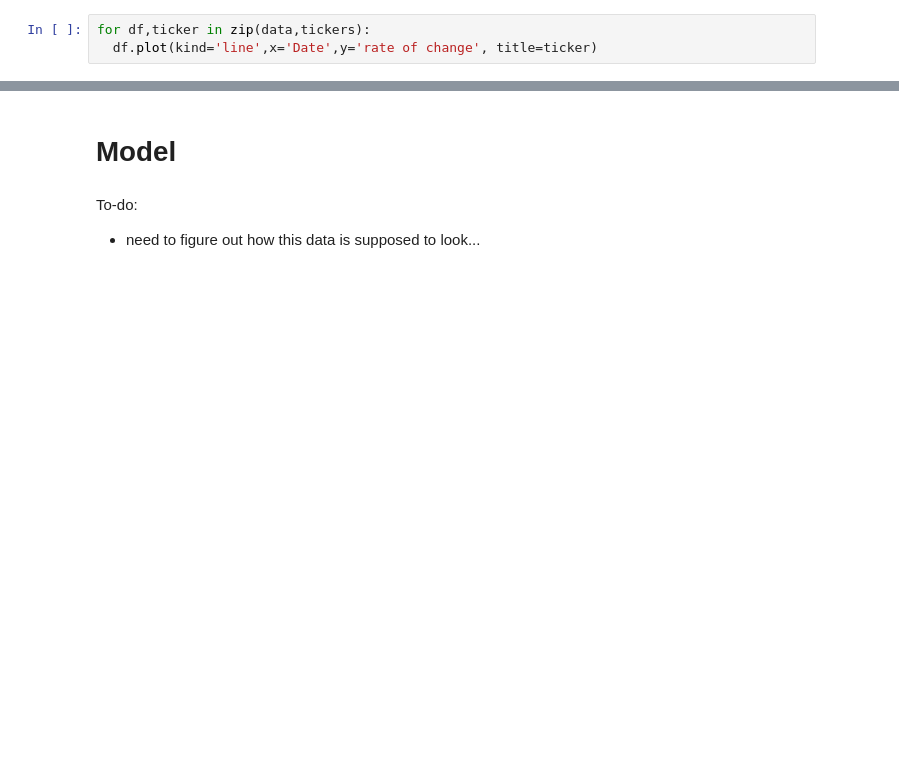
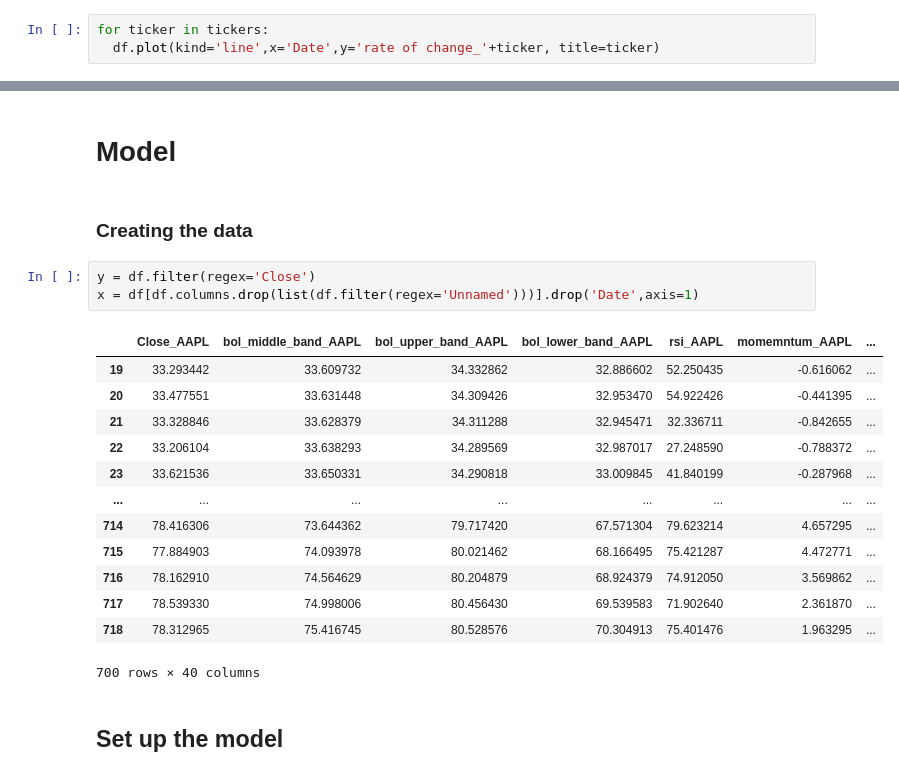
Before and after one commit to chany-ahn/Directed-Reading-McGill, a Jupyter notebook: Model.ipynb, the cells around one changed output, grey strips where cells are left out. Drawn from its saved outputs; the diff is of its cells as text; blank space fills up the shorter version.

```diff
--- a/Model.ipynb
+++ b/Model.ipynb
@@ -153,6 +167,6 @@ for df,ticker in zip(data, tickers):
 # %% [markdown]
 ### Rate of Change
 # %%
-for df,ticker in zip(data,tickers):
-  df.plot(kind='line',x='Date',y='rate of change', title=ticker)
+for ticker in tickers:
+  df.plot(kind='line',x='Date',y='rate of change_'+ticker, title=ticker)
 # %% [output]
@@ -164,5 +178,23 @@ for df,ticker in zip(data,tickers):
 # %% [markdown]
 # Model
-# %% [markdown]
-To-do:
-- need to figure out how this data is supposed to look...
+# %% [markdown]
+### Creating the data
+# %%
+y = df.filter(regex='Close')
+x = df[df.columns.drop(list(df.filter(regex='Unnamed')))].drop('Date',axis=1)
+# %% [output]
+|  | Close_AAPL | bol_middle_band_AAPL | bol_upper_band_AAPL | bol_lower_band_AAPL | rsi_AAPL | momemntum_AAPL | ... |
+| 19 | 33.293442 | 33.609732 | 34.332862 | 32.886602 | 52.250435 | -0.616062 | ... |
+| 20 | 33.477551 | 33.631448 | 34.309426 | 32.953470 | 54.922426 | -0.441395 | ... |
+| 21 | 33.328846 | 33.628379 | 34.311288 | 32.945471 | 32.336711 | -0.842655 | ... |
+| 22 | 33.206104 | 33.638293 | 34.289569 | 32.987017 | 27.248590 | -0.788372 | ... |
+| 23 | 33.621536 | 33.650331 | 34.290818 | 33.009845 | 41.840199 | -0.287968 | ... |
+| ... | ... | ... | ... | ... | ... | ... | ... |
+| 714 | 78.416306 | 73.644362 | 79.717420 | 67.571304 | 79.623214 | 4.657295 | ... |
+| 715 | 77.884903 | 74.093978 | 80.021462 | 68.166495 | 75.421287 | 4.472771 | ... |
+| 716 | 78.162910 | 74.564629 | 80.204879 | 68.924379 | 74.912050 | 3.569862 | ... |
+| 717 | 78.539330 | 74.998006 | 80.456430 | 69.539583 | 71.902640 | 2.361870 | ... |
+| 718 | 78.312965 | 75.416745 | 80.528576 | 70.304913 | 75.401476 | 1.963295 | ... |
+700 rows × 40 columns
+# %% [markdown]
+## Set up the model
```
Also changed, not shown: parts of 12 cells of this notebook.
